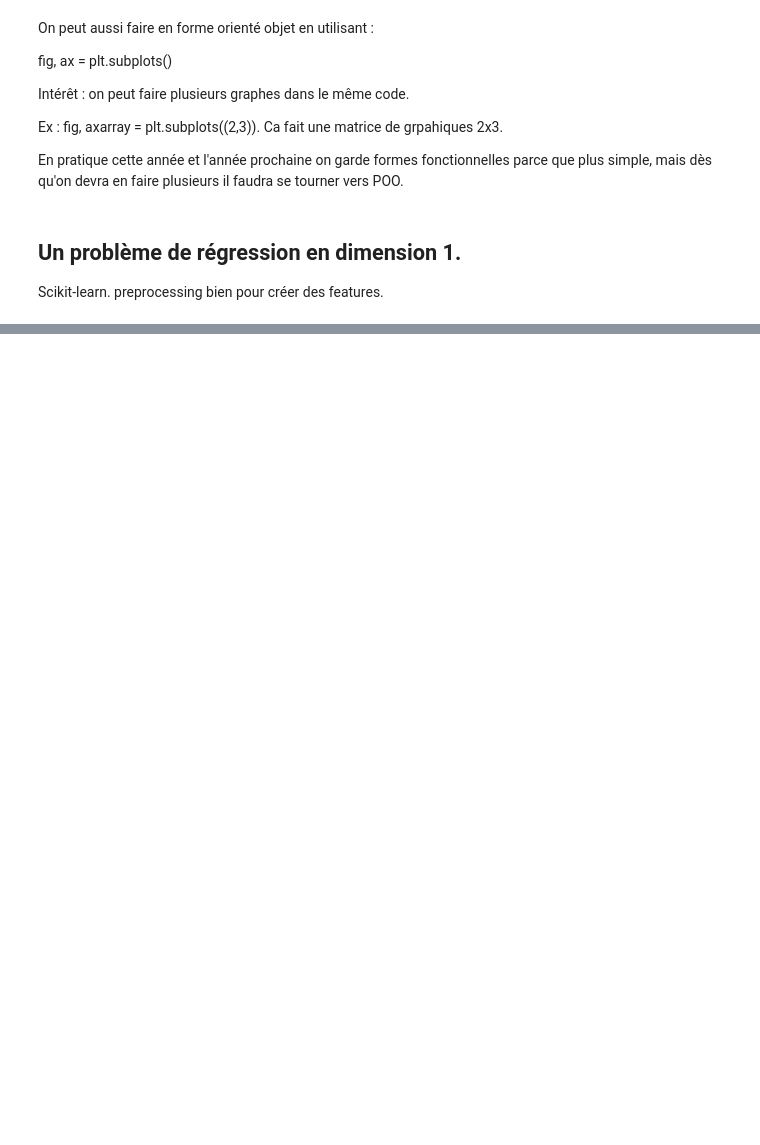
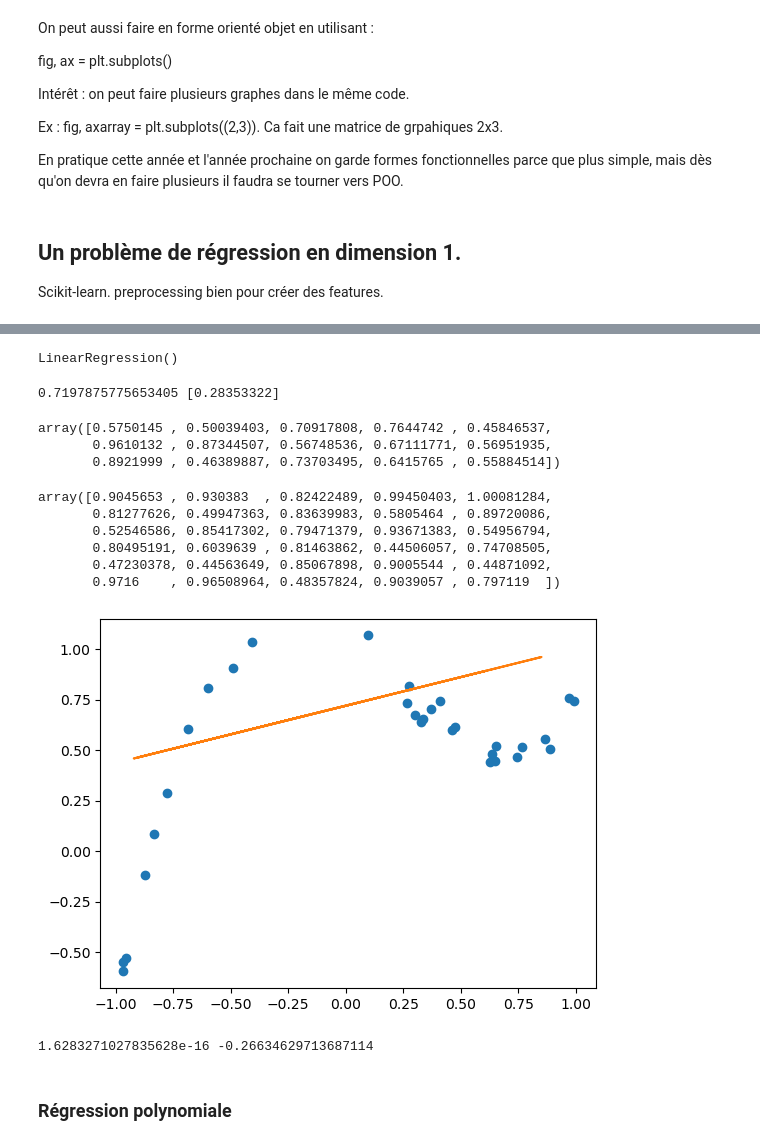
Before and after one commit to tpaquier/machine_learning_2A, a Jupyter notebook: ML_TP2.ipynb, the cells around one changed output, grey strips where cells are left out. Saved outputs shown, nothing was run; the diff lists cells and outputs as text; code cells hidden in the pictures; blank space fills up the shorter version.

```diff
--- a/ML_TP2.ipynb
+++ b/ML_TP2.ipynb
@@ -202,6 +303,6 @@ plt.plot(x,y, "o")
 # %%
 x_test = 2* np.random.random_sample(30) - 1
-y_test = y = g(x_test) + 1/20*np.random.randn(30)
+y_test = g(x_test) + 1/20*np.random.randn(30)
 # %%
 plt.plot(x_test, y_test, "o")
 plt.show()
@@ -208,2 +311,38 @@ plt.show()
 # %%
 f = LinearRegression()
+# %%
+X = x[:,np.newaxis]
+X_test = x_test[:,np.newaxis]
+# %%
+f.fit(X,y)
+# %% [output]
+LinearRegression()
+# %%
+#pour avoir acces aux coefficients de la regression lineaire, on peut utiliser :
+ord_org = f.intercept_
+coeff_reg_1 = f.coef_
+print(ord_org, coeff_reg_1)
+coeff_reg_1 = pd.to_numeric(coeff_reg_1)
+# %% [output]
+0.7197875775653405 [0.28353322]
+# %%
+f.predict(X)
+# %% [output]
+array([0.5750145 , 0.50039403, 0.70917808, 0.7644742 , 0.45846537,
+       0.9610132 , 0.87344507, 0.56748536, 0.67111771, 0.56951935,
+       0.8921999 , 0.46389887, 0.73703495, 0.6415765 , 0.55884514])
+# %%
+f.predict(X_test)
+# %% [output]
+array([0.9045653 , 0.930383  , 0.82422489, 0.99450403, 1.00081284,
+       0.81277626, 0.49947363, 0.83639983, 0.5805464 , 0.89720086,
+       0.52546586, 0.85417302, 0.79471379, 0.93671383, 0.54956794,
+       0.80495191, 0.6039639 , 0.81463862, 0.44506057, 0.74708505,
+       0.47230378, 0.44563649, 0.85067898, 0.9005544 , 0.44871092,
+       0.9716    , 0.96508964, 0.48357824, 0.9039057 , 0.797119  ])
+# %%
+plt.plot(x_test,y_test, 'o')
+plt.plot(x,ord_org+x*coeff_reg_1)
+plt.show()
+# %% [output]
+[figure, added]
@@ -209,0 +352,6 @@ f = LinearRegression()
+# %%
+print(mean_err_app, mean_err_test)
+# %% [output]
+1.6283271027835628e-16 -0.26634629713687114
+# %% [markdown]
+### Régression polynomiale
```
Also changed, not shown: parts of 44 cells of this notebook.
